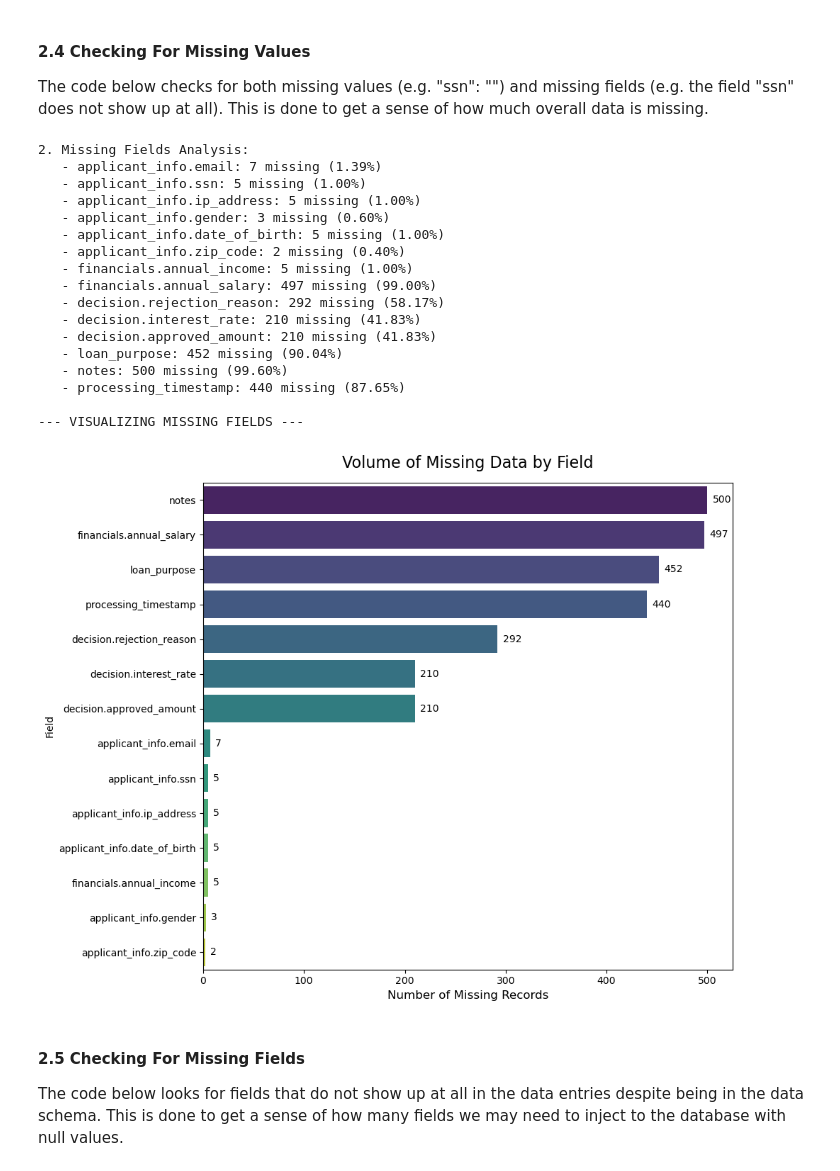
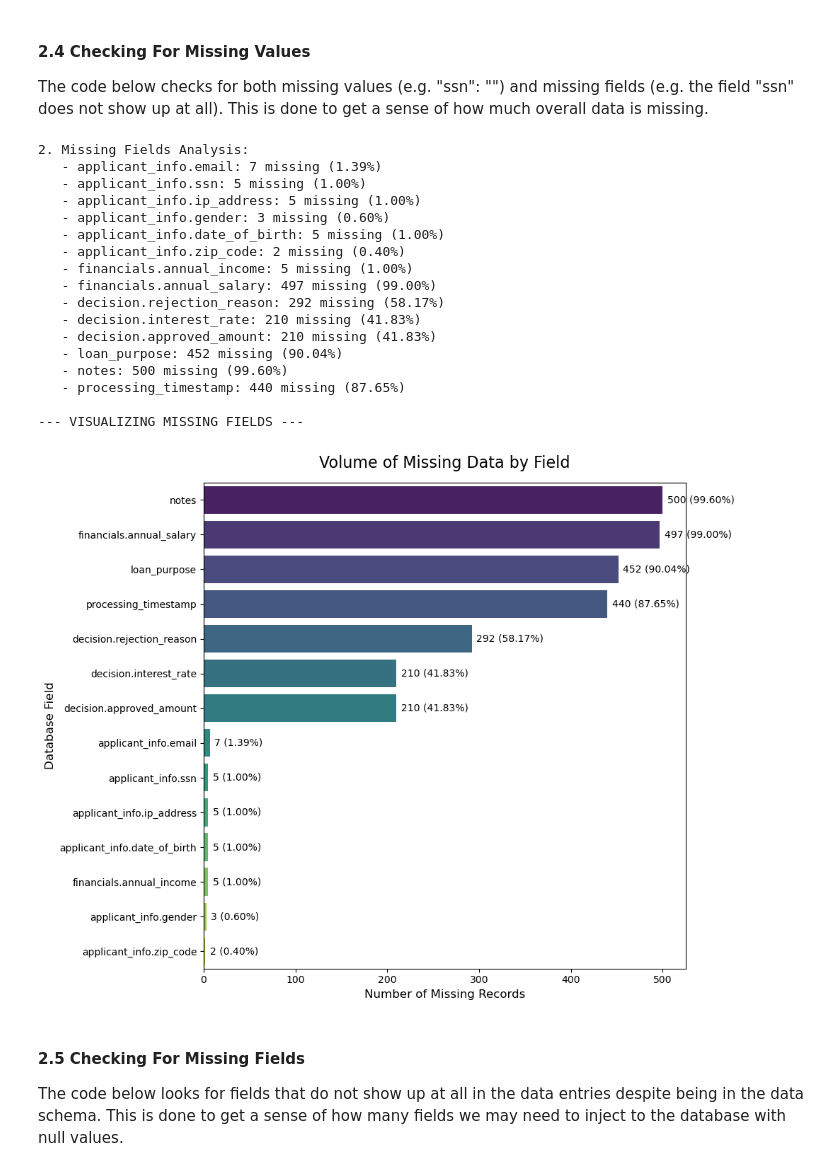
Before and after one commit to hazalaksu/dego-project-team7, a Jupyter notebook: notebooks/01-data-quality.ipynb, the cells around one changed output. Saved outputs shown, nothing was run; the diff lists cells and outputs as text; code cells hidden in the pictures.

```diff
--- a/notebooks/01-data-quality.ipynb
+++ b/notebooks/01-data-quality.ipynb
@@ -294,13 +294,15 @@ if not missing_report:
 
 print("\n--- VISUALIZING MISSING FIELDS ---")
 
+# Ensure total_records is defined from your earlier cell!
+# total_records = collection.count_documents({})
+
 if missing_report:
     df_missing = pd.DataFrame(list(missing_report.items()), columns=['Field', 'Missing Count'])
     df_missing = df_missing.sort_values(by='Missing Count', ascending=False)
 
     plt.figure(figsize=(10, 8))
 
-    # THE FIX: Added hue='Field' and legend=False
     ax = sns.barplot(
         data=df_missing,
         x='Missing Count',
@@ -312,42 +314,50 @@ if missing_report:
 
     plt.title('Volume of Missing Data by Field', fontsize=16, pad=15)
     plt.xlabel('Number of Missing Records', fontsize=12)
+    plt.ylabel('Database Field', fontsize=12)
 
     for p in ax.patches:
         width = p.get_width()
-        plt.text(
-            width + (df_missing['Missing Count'].max() * 0.01),
-            p.get_y() + p.get_height() / 2,
-            f'{int(width)}',
-            ha='left',
-            va='center',
-            fontsize=10
-        )
+        if width > 0:
+            # Calculate the percentage exactly like your print statement
+            percentage = (width / total_records) * 100
+
+            # THE FIX: Changed .1f to .2f to match your earlier terminal output perfectly!
+            annotation_text = f'{int(width)} ({percentage:.2f}%)'
+
+            plt.text(
+                width + (df_missing['Missing Count'].max() * 0.01),
+                p.get_y() + p.get_height() / 2,
+                annotation_text,
+                ha='left',
+                va='center',
+                fontsize=10
+            )
 
     plt.tight_layout()
     plt.show()
 
 else:
     print("   - No missing values to visualize! The data is perfectly populated.")
 # %% [output]
 2. Missing Fields Analysis:
    - applicant_info.email: 7 missing (1.39%)
    - applicant_info.ssn: 5 missing (1.00%)
    - applicant_info.ip_address: 5 missing (1.00%)
    - applicant_info.gender: 3 missing (0.60%)
    - applicant_info.date_of_birth: 5 missing (1.00%)
    - applicant_info.zip_code: 2 missing (0.40%)
    - financials.annual_income: 5 missing (1.00%)
    - financials.annual_salary: 497 missing (99.00%)
    - decision.rejection_reason: 292 missing (58.17%)
    - decision.interest_rate: 210 missing (41.83%)
    - decision.approved_amount: 210 missing (41.83%)
    - loan_purpose: 452 missing (90.04%)
    - notes: 500 missing (99.60%)
    - processing_timestamp: 440 missing (87.65%)
 
 --- VISUALIZING MISSING FIELDS ---
-[figure, old version]
+[figure, new version]
 # %% [markdown]
 #### 2.5 Checking For Missing Fields
 
```
Also changed, not shown: parts of 9 cells of this notebook.
